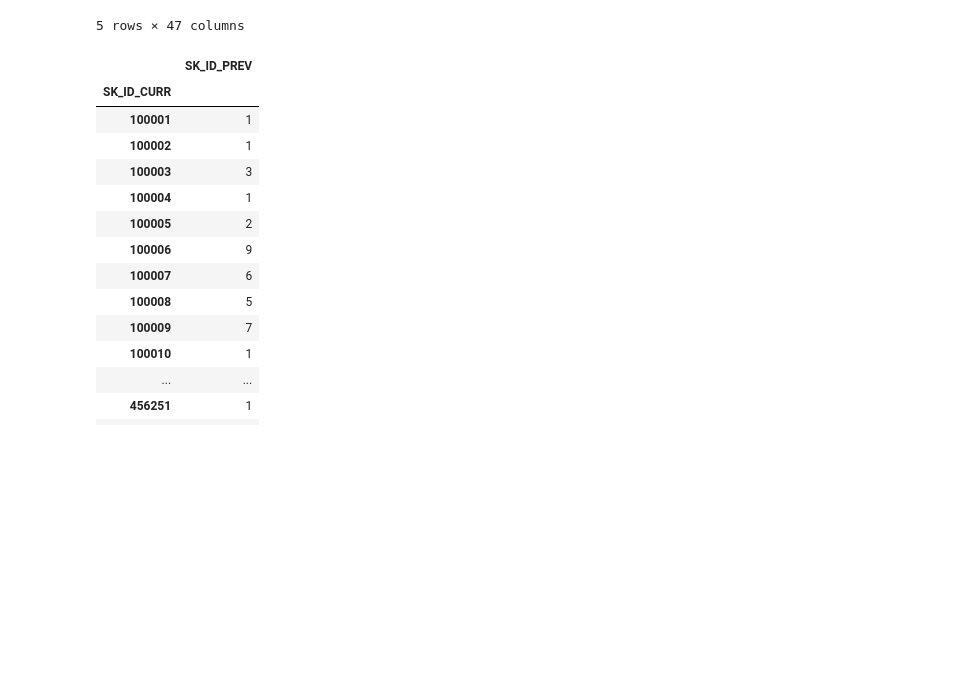
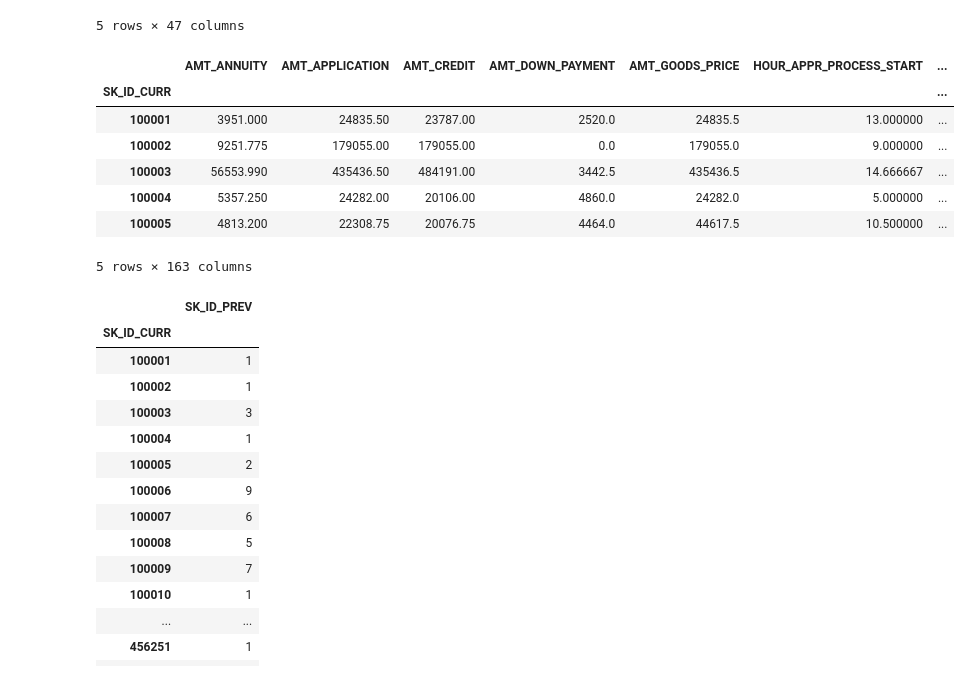
Before and after one commit to LowPass-DataScience/home-credit-default-risk, a Jupyter notebook: chen_GradBoost_allFeatures.ipynb, the cells around one changed output. Cells and saved outputs as stored; diff of their text form; code cells hidden in the pictures; blank space fills up the shorter version.

```diff
--- a/chen_GradBoost_allFeatures.ipynb
+++ b/chen_GradBoost_allFeatures.ipynb
@@ -123,15 +123,27 @@ Merged and transformed
 # %%
 ## Preproces previous_application
 # Transform with one hot encoding
 prevApplication = oneHotEncoding(previous_application)
 
 # Compute number of previous applications by counting SK_ID_PREV
-prevApplication[['SK_ID_CURR', 'SK_ID_PREV']].groupby('SK_ID_CURR').count()
+prevApplicationCnt = prevApplication[['SK_ID_CURR', 'SK_ID_PREV']].groupby('SK_ID_CURR').count()
+# Remove the SK_ID_PREV feature because the average of it is meaningless
+del prevApplication['SK_ID_PREV']
 # Group by mean
 prevApplication = prevApplication.groupby('SK_ID_CURR').mean()
-# Remove the SK_ID_PREV feature because the average of it is meaningless
-del prevApplication['SK_ID_PREV']
-# add a merged feature
+# Add back the number of previous applications
+prevApplication['PREV_APPLICATION_CNT'] = prevApplicationCnt['SK_ID_PREV']
+
+# Remove temporary variables
+# %% [output]
+|  | AMT_ANNUITY | AMT_APPLICATION | AMT_CREDIT | AMT_DOWN_PAYMENT | AMT_GOODS_PRICE | HOUR_APPR_PROCESS_START | ... |
+| SK_ID_CURR |  |  |  |  |  |  | ... |
+| 100001 | 3951.000 | 24835.50 | 23787.00 | 2520.0 | 24835.5 | 13.000000 | ... |
+| 100002 | 9251.775 | 179055.00 | 179055.00 | 0.0 | 179055.0 | 9.000000 | ... |
+| 100003 | 56553.990 | 435436.50 | 484191.00 | 3442.5 | 435436.5 | 14.666667 | ... |
+| 100004 | 5357.250 | 24282.00 | 20106.00 | 4860.0 | 24282.0 | 5.000000 | ... |
+| 100005 | 4813.200 | 22308.75 | 20076.75 | 4464.0 | 44617.5 | 10.500000 | ... |
+5 rows × 163 columns
 # %%
 #prevApplication.groupby('SK_ID_CURR').mean().head(5)
 prevApplication[['SK_ID_CURR', 'SK_ID_PREV']].groupby('SK_ID_CURR').count()
```
